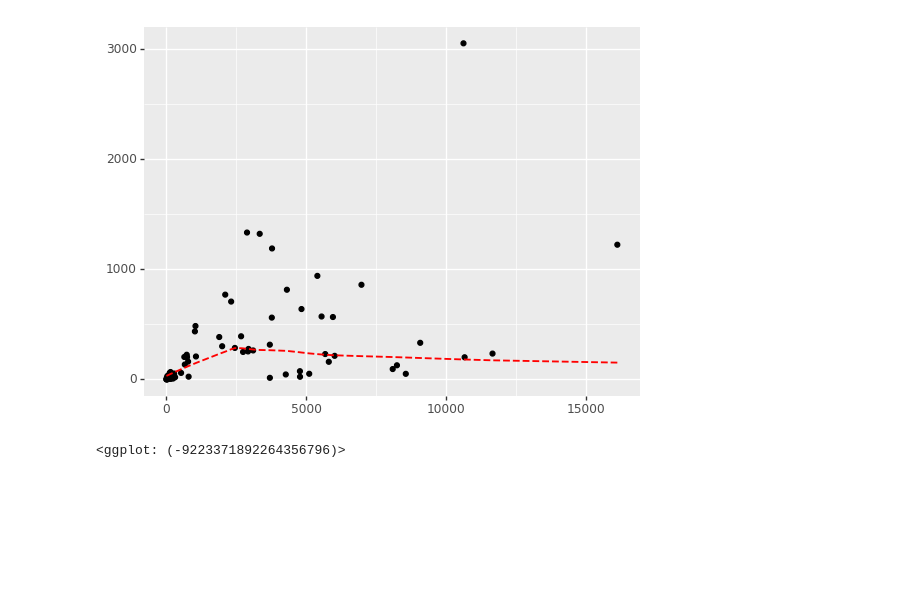
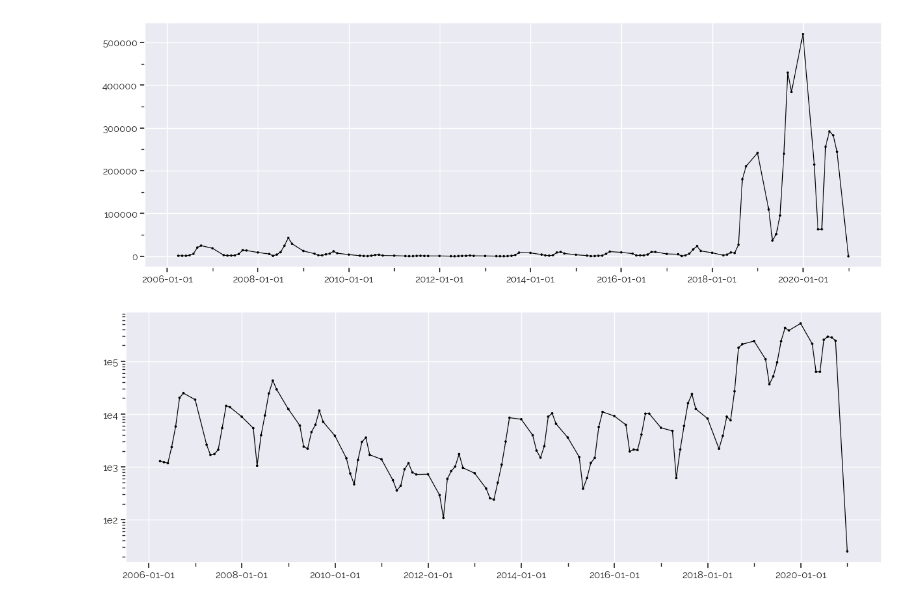
Before and after one commit to ho-ya/Bark_Beetle_Sachsenforst, a Jupyter notebook: 2_EDA.ipynb, the cells around one changed output. Saved outputs shown, nothing was run; the diff lists cells and outputs as text; code cells hidden in the pictures; blank space fills up the shorter version.

```diff
--- a/2_EDA.ipynb
+++ b/2_EDA.ipynb
@@ -26,0 +48,6 @@ data['area_endangered'] = data.area_nse+data.area_se
+# %%
+from pandas.tseries.offsets import MonthEnd
+
+# timestamp shift
+data['previous_abgang'] = [data.loc[(data['timestamp'] == row['timestamp'] + MonthEnd(-1)) & (data['id'] == row['id'])]['Abgang'].values for i, row in data.iterrows()]
+data['previous_abgang'] = data['previous_abgang'].apply(lambda x: x[0] if len(x)==1 else np.NaN)
@@ -26,0 +171,8 @@ data['area_endangered'] = data.area_nse+data.area_se
+# %%
+p9.options.figure_size = (10, 7.5)
+
+(
+    p9.ggplot(districts_gdf, p9.aes('area_endangered' , 'total_zugang', color='KREIS_NAME'))
+    + p9.geom_point(p9.aes(shape='KREIS_NAME'), size=3)
+    + p9.theme_seaborn()
+).draw();
@@ -27,11 +181,23 @@ data['area_endangered'] = data.area_nse+data.area_se
 # %%
-x = data.groupby('area_endangered').mean()['Zugang'].index
-y = data.groupby('area_endangered').mean()['Zugang'].values
+x = data.groupby('timestamp')['Zugang'].sum().index
+y = data.groupby('timestamp')['Zugang'].sum().values
+# %%
+p9.options.figure_size = (15, 5)
+(
+    p9.ggplot(p9.aes(x,y))
+    + p9.geom_line()
+    + p9.geom_point(size=.5)
+    + p9.theme_seaborn()
+).draw();
+# %% [output]
+[figure, added]
 # %%
 (
-    ggplot(aes(x,y))
-    + geom_point()
-)
+    p9.ggplot(p9.aes(x,y))
+    + p9.geom_line()
+    + p9.geom_point(size=.5)
+    + p9.scale_y_log10()
+    + p9.theme_seaborn()
+).draw();
 # %% [output]
-[figure, old version]
+[figure, new version]
-<ggplot: (-9223371892264356796)>
```
Also changed, not shown: parts of 45 cells of this notebook, 2 other files.
